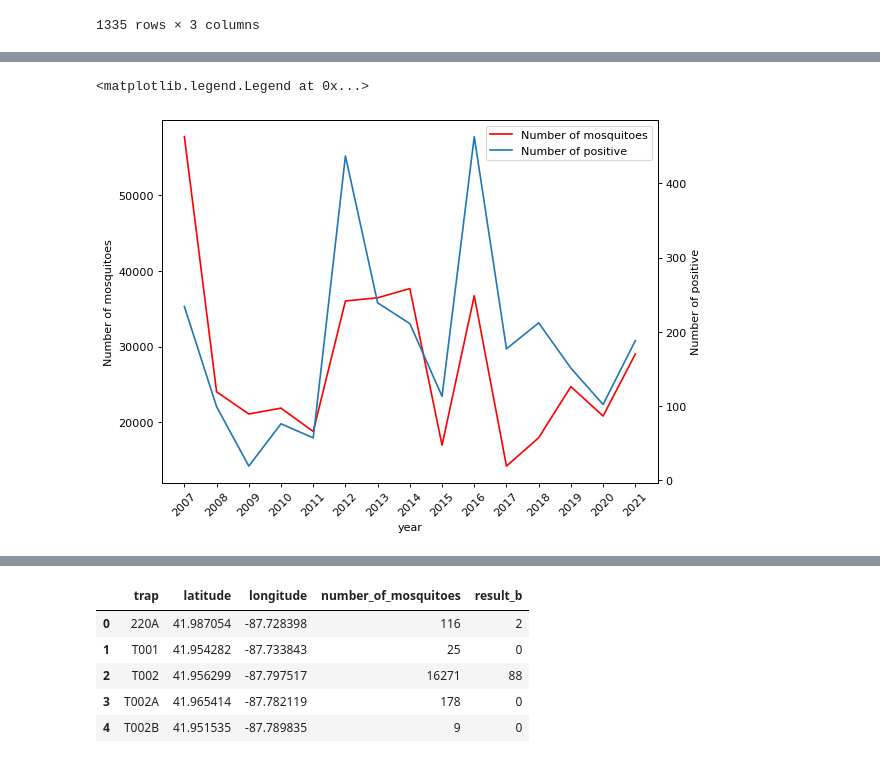
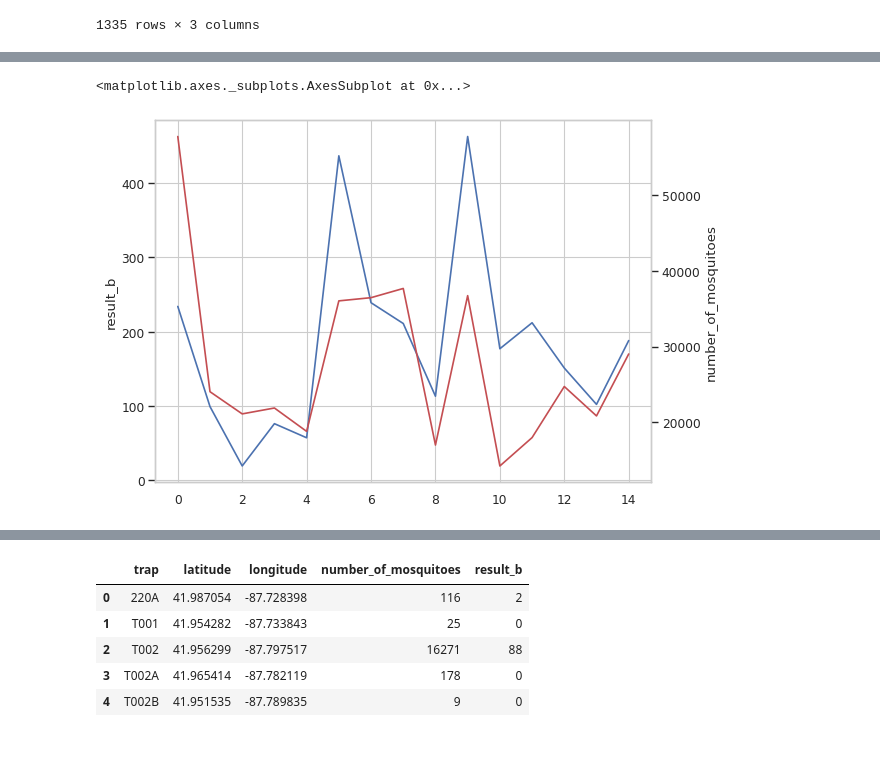
Before and after one commit to CPLN-680-Spring-2022/Yao_Hanpu_Chicago_WestNileVirus, a Jupyter notebook: Midterm draft and code.ipynb, the cells around one changed output, grey strips where cells are left out. Saved outputs shown, nothing was run; the diff lists cells and outputs as text; code cells hidden in the pictures.

```diff
--- a/Midterm draft and code.ipynb
+++ b/Midterm draft and code.ipynb
@@ -177,27 +220,12 @@ df_trap.groupby('season_year').sum('number_of_mosquitoes')
-# %%
-
-fig = plt.figure(figsize=(8, 6), dpi=80)
-ax = fig.add_subplot(111)
-
-ax.plot(
-    df_trap.groupby('season_year')['number_of_mosquitoes'].sum(),
-    '-r',
-     label = 'Number of mosquitoes'
-)
-
-ax2 = ax.twinx()
-ax2.plot(
-    df_trap.groupby('season_year')['result_b'].sum(),
-    '-',
-   label = 'Number of positive'
-)
-
-ax.tick_params(axis='x', labelrotation = 45)
-ax.set_xlabel("year")
-ax.set_ylabel(r'Number of mosquitoes')
-ax2.set_ylabel(r'Number of positive')
-
-fig.legend(loc=1, bbox_to_anchor=(1,1), bbox_transform=ax.transAxes)
-# %% [output]
-<matplotlib.legend.Legend at 0x...>
-[figure, removed]
+# %%
+p1 = df_trap.groupby('season_year').sum()[['result_b','number_of_mosquitoes']].reset_index()
+fig = plt.figure(figsize=(8, 6), dpi=80)
+sns.set_theme(style="whitegrid")
+
+sns.lineplot(data=p1.result_b)
+ax2 = plt.twinx()
+ax2.grid(None)
+sns.lineplot(data=p1.number_of_mosquitoes, color="r", ax=ax2)
+# %% [output]
+<matplotlib.axes._subplots.AxesSubplot at 0x...>
+[figure, added]
```
Also changed, not shown: parts of 39 cells of this notebook.
